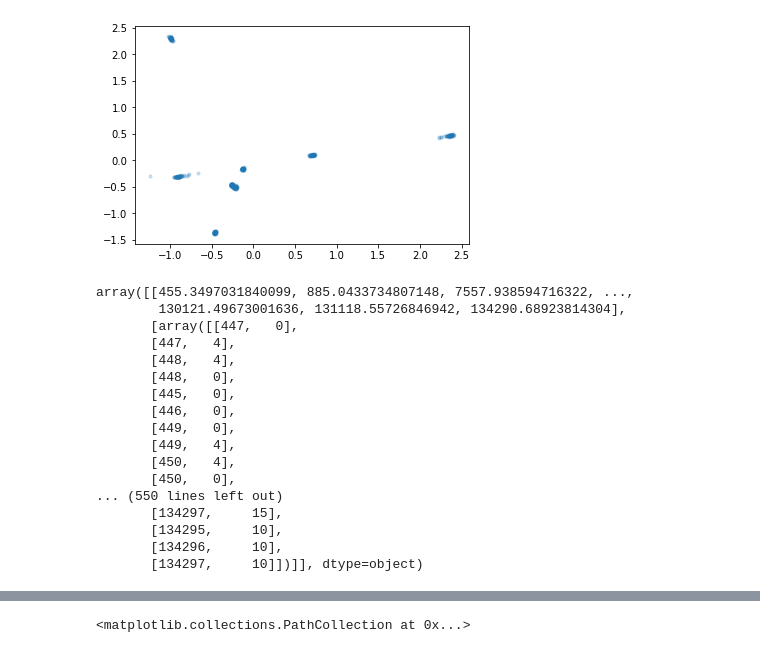
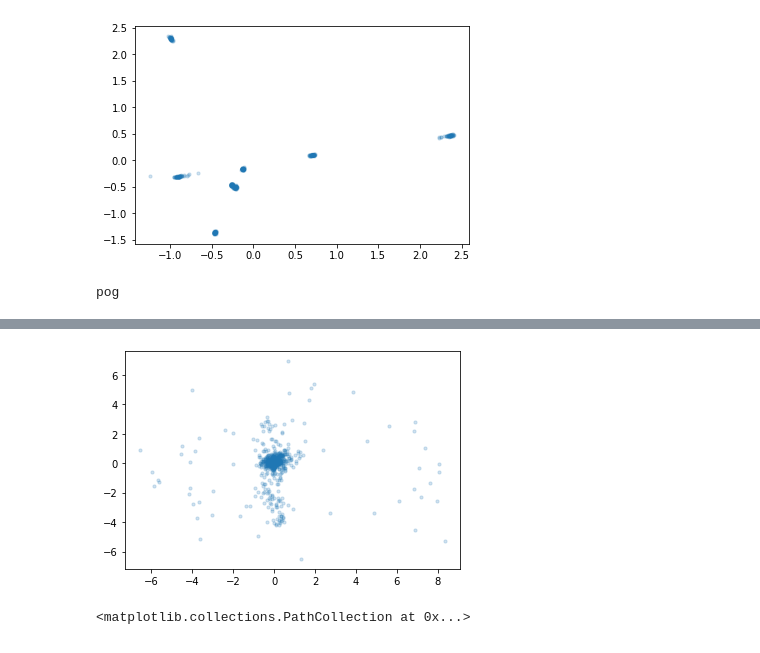
Before and after one commit to samirchowd/floodfill, a Jupyter notebook: rewrite/develop.ipynb, the cells around one changed output, grey strips where cells are left out. Saved outputs shown, nothing was run; the diff lists cells and outputs as text; code cells hidden in the pictures.

```diff
--- a/rewrite/develop.ipynb
+++ b/rewrite/develop.ipynb
@@ -327,32 +331,19 @@ plt.scatter(pca_data[:, 0], pca_data[:, 1], 10, alpha = 0.2)
 <matplotlib.collections.PathCollection at 0x...>
 [figure]
 # %%
-ffReal = FloodFill(data, adj)
+ffReal = FloodFill(data, adj, p = 100)
 ffReal.detect_spikes(refr=5)
+print('pog')
 # %% [output]
-array([[455.3497031840099, 885.0433734807148, 7557.938594716322, ...,
-        130121.49673001636, 131118.55726846942, 134290.68923814304],
-       [array([[447,   0],
-       [447,   4],
-       [448,   4],
-       [448,   0],
-       [445,   0],
-       [446,   0],
-       [449,   0],
-       [449,   4],
-       [450,   4],
-       [450,   0],
-... (550 lines left out)
-       [134297,     15],
-       [134295,     10],
-       [134296,     10],
-       [134297,     10]])]], dtype=object)
+pog
 # %%
+%matplotlib inline
 waves = ffReal.getWave(100)
-tp = np.asarray(ffReal.waves)
-for i in range(25):
-    plt.plot(ffReal.wavpca = PCA(n_components=3, whiten= True)
+#tp = np.asarray(ffReal.waves)
+#from mpl_toolkits import mplot3d
+from sklearn.decomposition import PCA
+pca = PCA(n_components=3, whiten= True)
 pca.fit(waves)
 pca_data = pca.transform(waves)
-plt.scatter(pca_data[:, 0], pca_data[:, 1], 10, alpha = 0.2)es[i])
+plt.scatter(pca_data[:, 0], pca_data[:, 1], 10, alpha = 0.2)
 # %% [output]
@@ -360,3 +351,4 @@ SyntaxError: invalid syntax (<ipython-input-38-ccf5d8c178ef>, line 5)
+[figure, added]
 # %%
 pca = PCA(n_components=3, whiten= True)
 pca.fit(waves)
```
Also changed, not shown: parts of 31 cells of this notebook, 6 other files.
